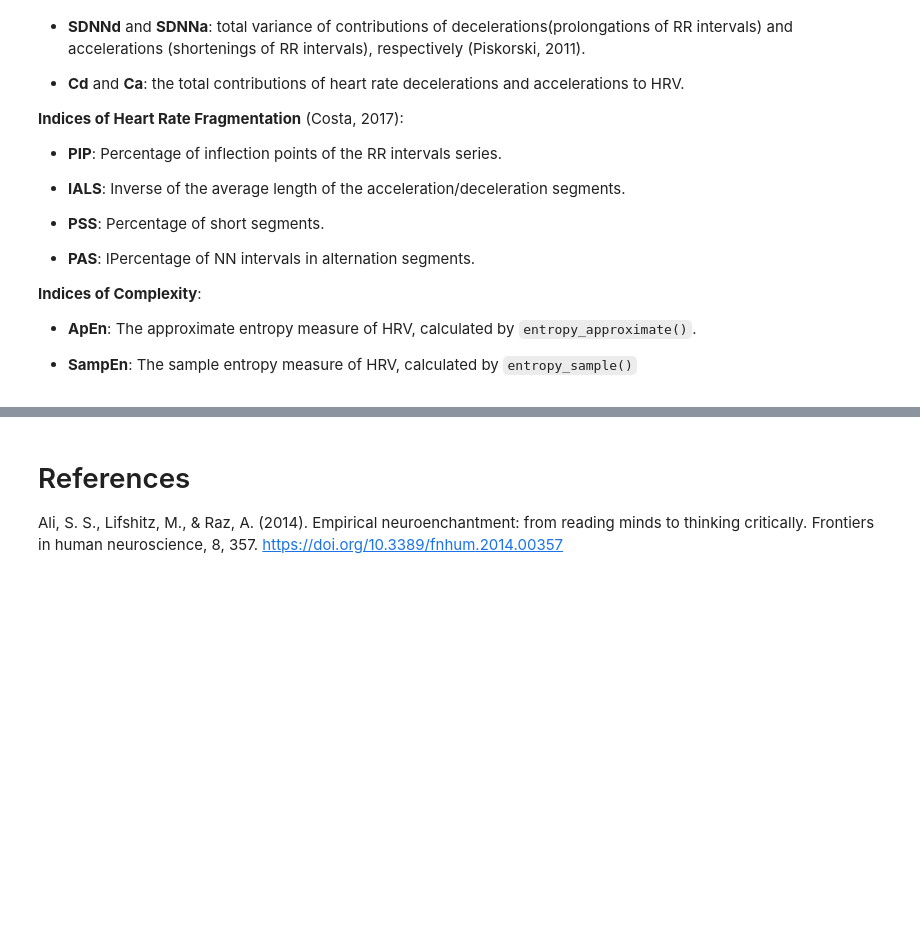
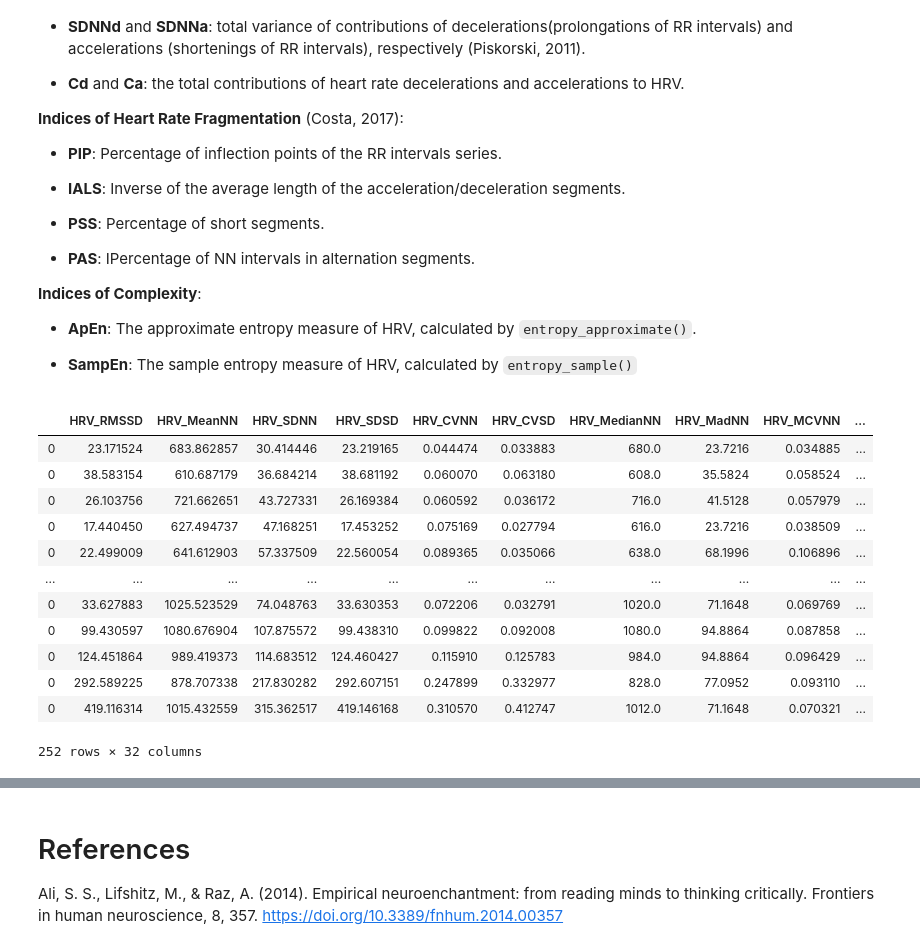
Before and after one commit to sangfrois/NeuroKit, a Jupyter notebook: studies/hrv_structure/hrv_structure.ipynb, the cells around one changed output, grey strips where cells are left out. Saved outputs shown, nothing was run; the diff lists cells and outputs as text; code cells hidden in the pictures; blank space fills up the shorter version.

```diff
--- a/studies/hrv_structure/hrv_structure.ipynb
+++ b/studies/hrv_structure/hrv_structure.ipynb
@@ -208,3 +206,19 @@ Contains time domain HRV metrics:
    - **ApEn**: The approximate entropy measure of HRV, calculated by `entropy_approximate()`.
 
    - **SampEn**: The sample entropy measure of HRV, calculated by `entropy_sample()`
+# %%
+all_results
+# %% [output]
+|  | HRV_RMSSD | HRV_MeanNN | HRV_SDNN | HRV_SDSD | HRV_CVNN | HRV_CVSD | HRV_MedianNN | HRV_MadNN | HRV_MCVNN | ... |
+| 0 | 23.171524 | 683.862857 | 30.414446 | 23.219165 | 0.044474 | 0.033883 | 680.0 | 23.7216 | 0.034885 | ... |
+| 0 | 38.583154 | 610.687179 | 36.684214 | 38.681192 | 0.060070 | 0.063180 | 608.0 | 35.5824 | 0.058524 | ... |
+| 0 | 26.103756 | 721.662651 | 43.727331 | 26.169384 | 0.060592 | 0.036172 | 716.0 | 41.5128 | 0.057979 | ... |
+| 0 | 17.440450 | 627.494737 | 47.168251 | 17.453252 | 0.075169 | 0.027794 | 616.0 | 23.7216 | 0.038509 | ... |
+| 0 | 22.499009 | 641.612903 | 57.337509 | 22.560054 | 0.089365 | 0.035066 | 638.0 | 68.1996 | 0.106896 | ... |
+| ... | ... | ... | ... | ... | ... | ... | ... | ... | ... | ... |
+| 0 | 33.627883 | 1025.523529 | 74.048763 | 33.630353 | 0.072206 | 0.032791 | 1020.0 | 71.1648 | 0.069769 | ... |
+| 0 | 99.430597 | 1080.676904 | 107.875572 | 99.438310 | 0.099822 | 0.092008 | 1080.0 | 94.8864 | 0.087858 | ... |
+| 0 | 124.451864 | 989.419373 | 114.683512 | 124.460427 | 0.115910 | 0.125783 | 984.0 | 94.8864 | 0.096429 | ... |
+| 0 | 292.589225 | 878.707338 | 217.830282 | 292.607151 | 0.247899 | 0.332977 | 828.0 | 77.0952 | 0.093110 | ... |
+| 0 | 419.116314 | 1015.432559 | 315.362517 | 419.146168 | 0.310570 | 0.412747 | 1012.0 | 71.1648 | 0.070321 | ... |
+252 rows × 32 columns
```
Also changed, not shown: parts of 7 cells of this notebook, 1 other file.
